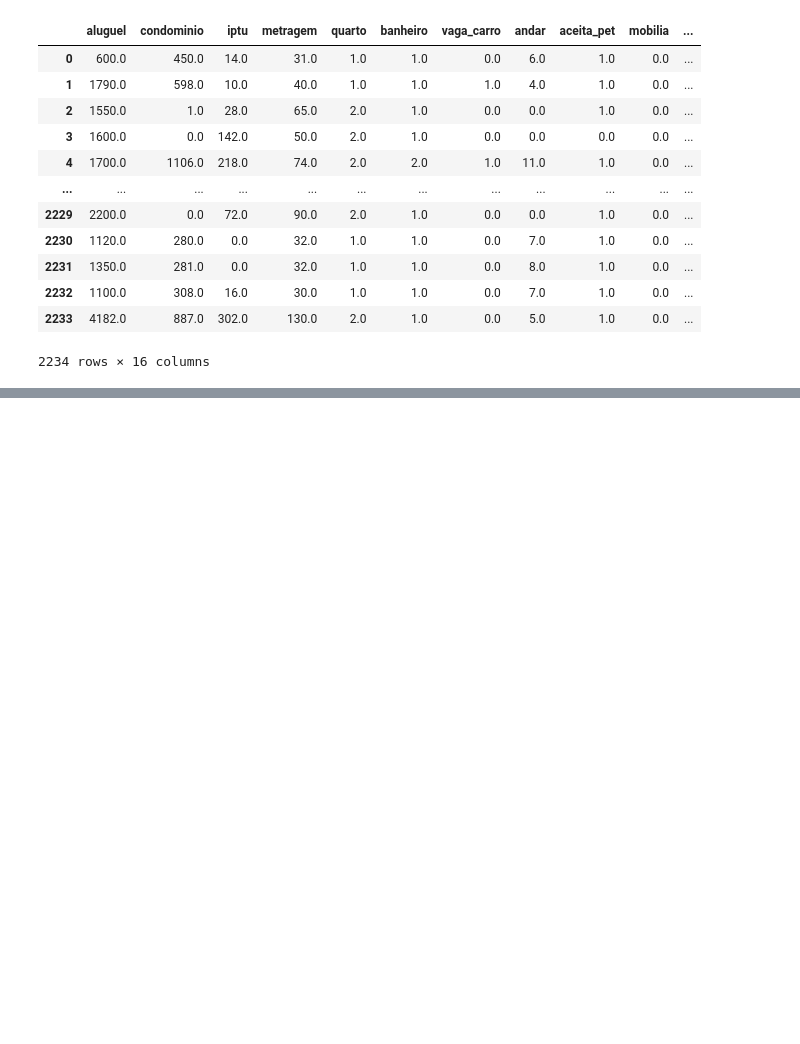
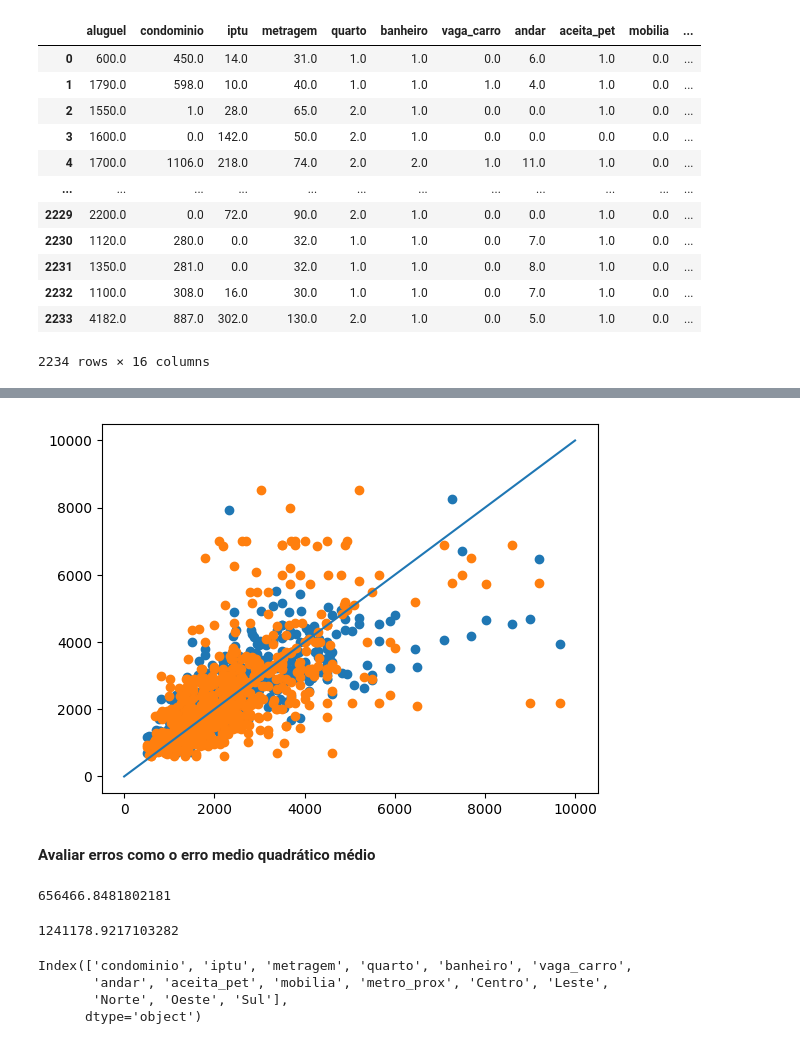
Before and after one commit to Leanddro13/QuintoAndar, a Jupyter notebook: main.ipynb, the cells around one changed output, grey strips where cells are left out. Drawn from its saved outputs; the diff is of its cells as text; code cells hidden in the pictures; blank space fills up the shorter version.

```diff
--- a/main.ipynb
+++ b/main.ipynb
@@ -537,0 +599,2 @@ dado
+# %%
+y_predArvore = model2.predict(X_test)
@@ -537,0 +605,11 @@ dado
+# %%
+# Visualizando essa diferença graficamente
+fig, ax = plt.subplots()
+ax.scatter(y_test, y_pred)
+ax.scatter(y_test, y_predArvore)
+ax.plot([0, 10000], [0, 10000])
+plt.show()
+# %% [output]
+[figure, added]
+# %% [markdown]
+**Avaliar erros como o erro medio quadrático médio**
@@ -537,0 +618,18 @@ dado
+# %%
+# Regressão linear
+mean_squared_error(y_test, y_pred)
+# %% [output]
+656466.8481802181
+# %%
+# Arvore de treinamento
+mean_squared_error(y_test, y_predArvore)
+# %% [output]
+1241178.9217103282
+# %%
+colunas = dado.drop('aluguel', axis=1).columns
+print(colunas)
+# %% [output]
+Index(['condominio', 'iptu', 'metragem', 'quarto', 'banheiro', 'vaga_carro',
+       'andar', 'aceita_pet', 'mobilia', 'metro_prox', 'Centro', 'Leste',
+       'Norte', 'Oeste', 'Sul'],
+      dtype='object')
```
Also changed, not shown: parts of 32 cells of this notebook, 2 other files.
